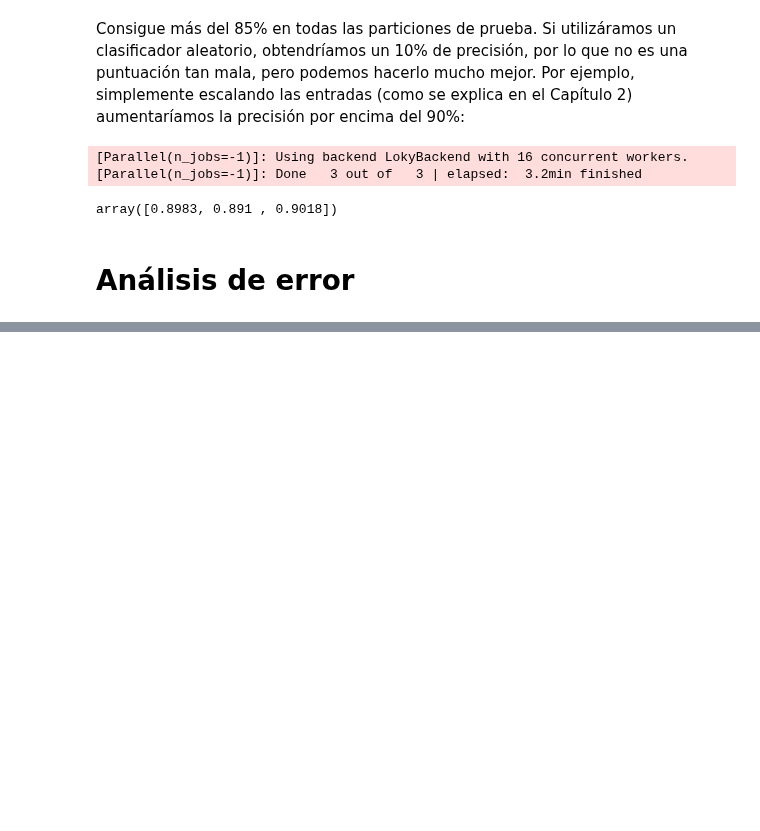
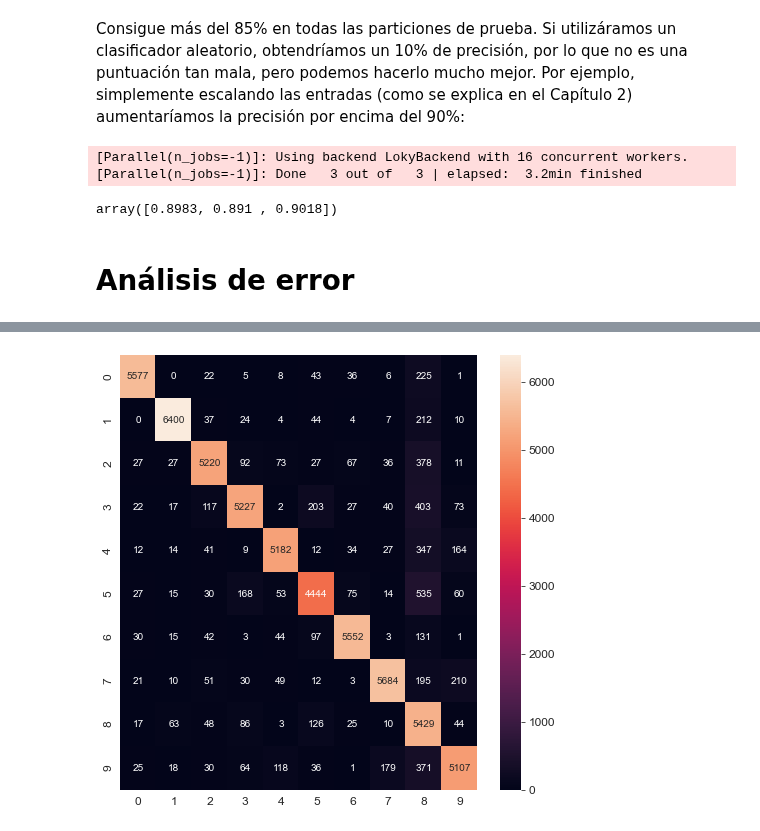
Before and after one commit to SgtSteiner/DataScience, a Jupyter notebook: handson-ml/Ch.03.Clasificación.ipynb, the cells around one changed output, grey strips where cells are left out. Drawn from its saved outputs; the diff is of its cells as text; code cells hidden in the pictures; blank space fills up the shorter version.

```diff
--- a/handson-ml/Ch.03.Clasificación.ipynb
+++ b/handson-ml/Ch.03.Clasificación.ipynb
@@ -589,0 +619,6 @@ array([0.8983, 0.891 , 0.9018])
+# %%
+# Otra forma de representarlo
+fig = plt.figure(figsize=(8,8))
+ax = sns.heatmap(conf_mx, annot=True, fmt="d")
+# %% [output]
+[figure, added]
```
Also changed, not shown: parts of 45 cells of this notebook, 11 other files.
